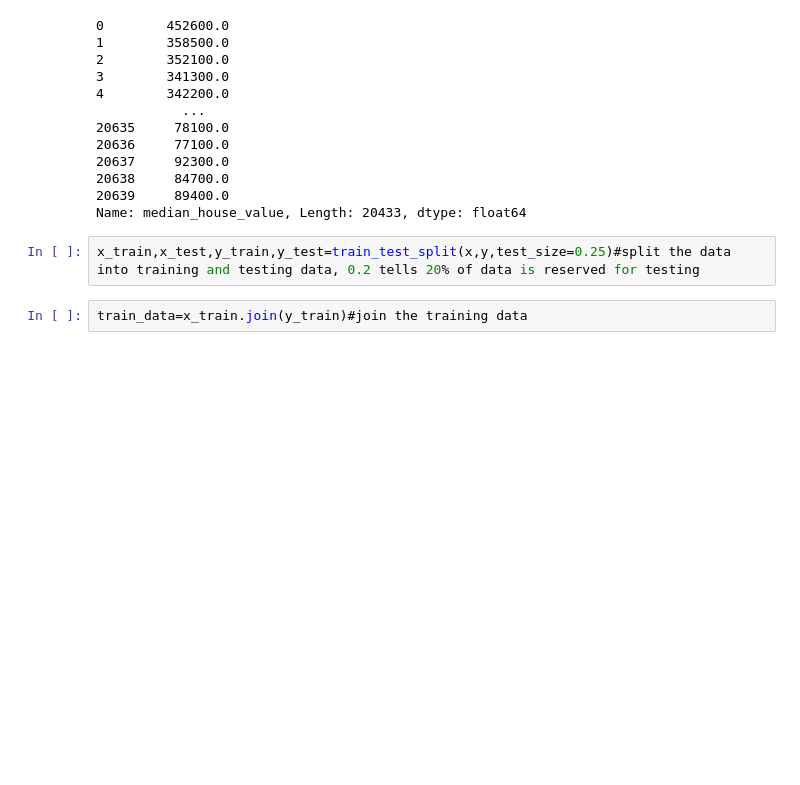
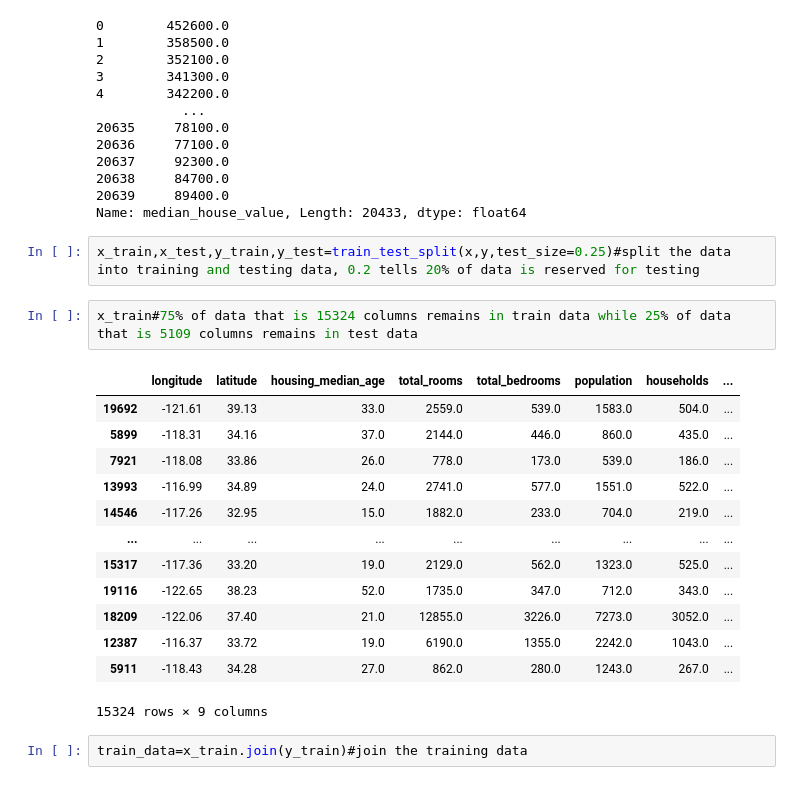
Before and after one commit to Harsh-Sriv/House-Price-Prediction, a Jupyter notebook: pricing.ipynb, the cells around one changed output. Drawn from its saved outputs; the diff is of its cells as text; blank space fills up the shorter version.

```diff
--- a/pricing.ipynb
+++ b/pricing.ipynb
@@ -101,6 +101,22 @@ y
 Name: median_house_value, Length: 20433, dtype: float64
 # %%
 x_train,x_test,y_train,y_test=train_test_split(x,y,test_size=0.25)#split the data into training and testing data, 0.2 tells 20% of data is reserved for testing
+# %%
+x_train#75% of data that is 15324 columns remains in train data while 25% of data that is 5109 columns remains in test data
+# %% [output]
+|  | longitude | latitude | housing_median_age | total_rooms | total_bedrooms | population | households | ... |
+| 19692 | -121.61 | 39.13 | 33.0 | 2559.0 | 539.0 | 1583.0 | 504.0 | ... |
+| 5899 | -118.31 | 34.16 | 37.0 | 2144.0 | 446.0 | 860.0 | 435.0 | ... |
+| 7921 | -118.08 | 33.86 | 26.0 | 778.0 | 173.0 | 539.0 | 186.0 | ... |
+| 13993 | -116.99 | 34.89 | 24.0 | 2741.0 | 577.0 | 1551.0 | 522.0 | ... |
+| 14546 | -117.26 | 32.95 | 15.0 | 1882.0 | 233.0 | 704.0 | 219.0 | ... |
+| ... | ... | ... | ... | ... | ... | ... | ... | ... |
+| 15317 | -117.36 | 33.20 | 19.0 | 2129.0 | 562.0 | 1323.0 | 525.0 | ... |
+| 19116 | -122.65 | 38.23 | 52.0 | 1735.0 | 347.0 | 712.0 | 343.0 | ... |
+| 18209 | -122.06 | 37.40 | 21.0 | 12855.0 | 3226.0 | 7273.0 | 3052.0 | ... |
+| 12387 | -116.37 | 33.72 | 19.0 | 6190.0 | 1355.0 | 2242.0 | 1043.0 | ... |
+| 5911 | -118.43 | 34.28 | 27.0 | 862.0 | 280.0 | 1243.0 | 267.0 | ... |
+15324 rows × 9 columns
 # %%
 train_data=x_train.join(y_train)#join the training data
 # %%
```
Also changed, not shown: parts of 19 cells of this notebook.
